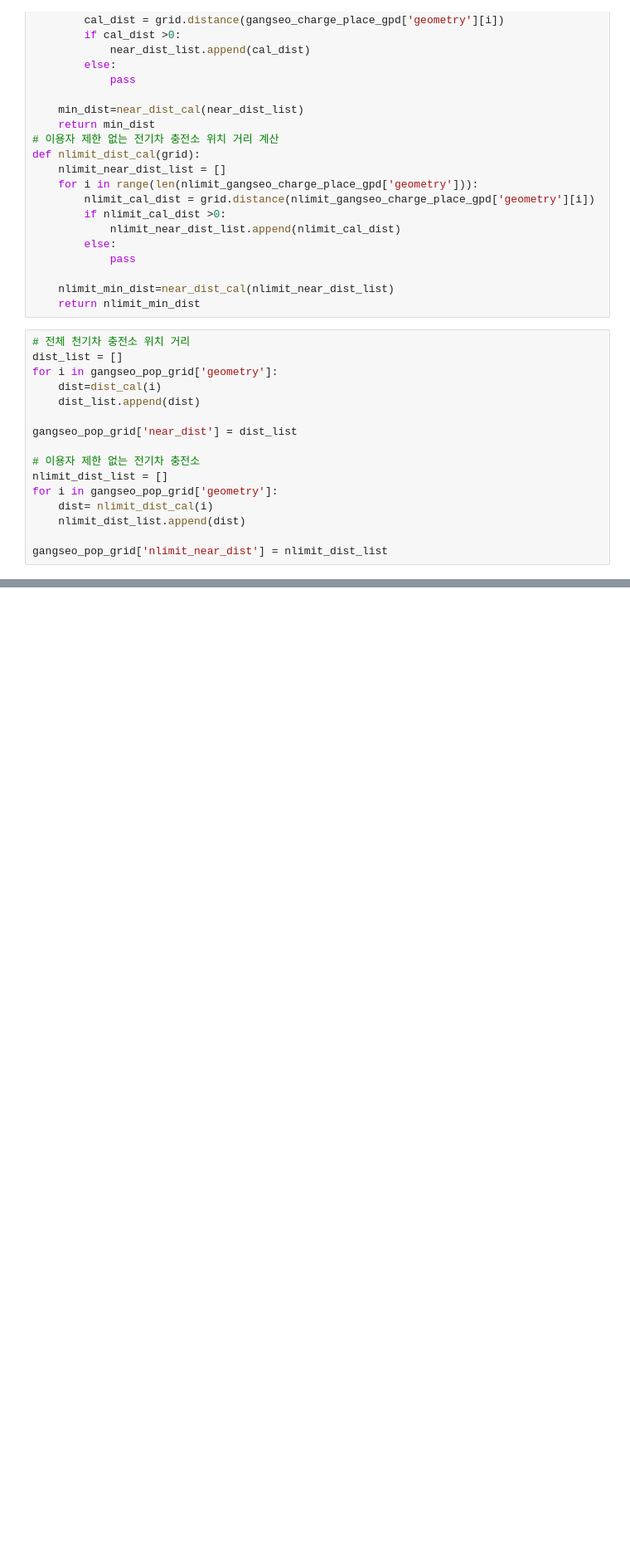
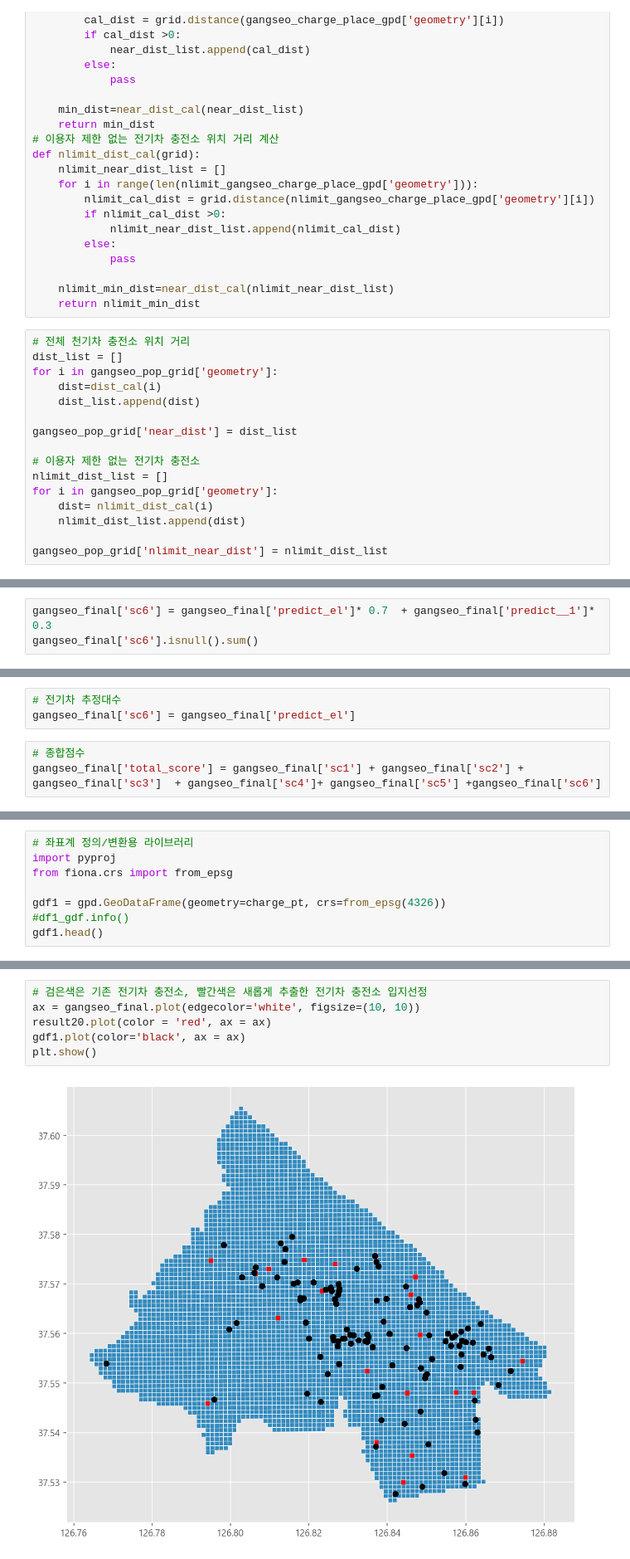
Before and after one commit to lima4/Gangseo-gu, a Jupyter notebook: final_data_eda.ipynb, the cells around one changed output, grey strips where cells are left out. Shown at 83% size. Drawn from its saved outputs; the diff is of its cells as text; blank space fills up the shorter version.

Commit message:
Gangseo

```diff
--- a/final_data_eda.ipynb
+++ b/final_data_eda.ipynb
@@ -829,0 +1153,3 @@ gangseo_pop_grid['nlimit_near_dist'] = nlimit_dist_list
+# %%
+gangseo_final['sc6'] = gangseo_final['predict_el']* 0.7  + gangseo_final['predict__1']* 0.3
+gangseo_final['sc6'].isnull().sum()
@@ -829,0 +1158,6 @@ gangseo_pop_grid['nlimit_near_dist'] = nlimit_dist_list
+# %%
+# 전기차 추정대수
+gangseo_final['sc6'] = gangseo_final['predict_el']
+# %%
+# 종합점수
+gangseo_final['total_score'] = gangseo_final['sc1'] + gangseo_final['sc2'] + gangseo_final['sc3']  + gangseo_final['sc4']+ gangseo_final['sc5'] +gangseo_final['sc6']
@@ -829,0 +1246,8 @@ gangseo_pop_grid['nlimit_near_dist'] = nlimit_dist_list
+# %%
+# 좌표계 정의/변환용 라이브러리
+import pyproj
+from fiona.crs import from_epsg
+
+gdf1 = gpd.GeoDataFrame(geometry=charge_pt, crs=from_epsg(4326))
+#df1_gdf.info()
+gdf1.head()
@@ -829,0 +1261,8 @@ gangseo_pop_grid['nlimit_near_dist'] = nlimit_dist_list
+# %%
+# 검은색은 기존 전기차 충전소, 빨간색은 새롭게 추출한 전기차 충전소 입지선정
+ax = gangseo_final.plot(edgecolor='white', figsize=(10, 10))
+result20.plot(color = 'red', ax = ax)
+gdf1.plot(color='black', ax = ax)
+plt.show()
+# %% [output]
+[figure, added]
```
Also changed, not shown: parts of 48 cells of this notebook.
